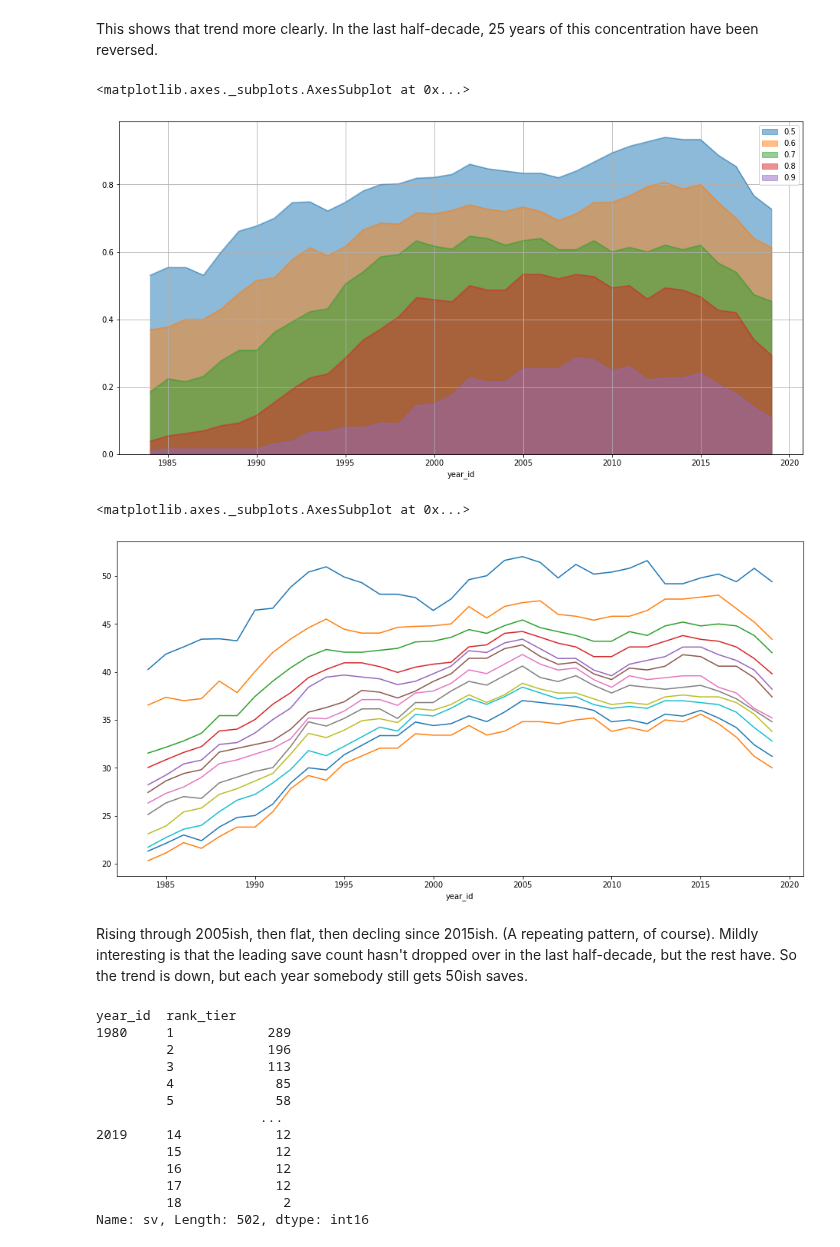
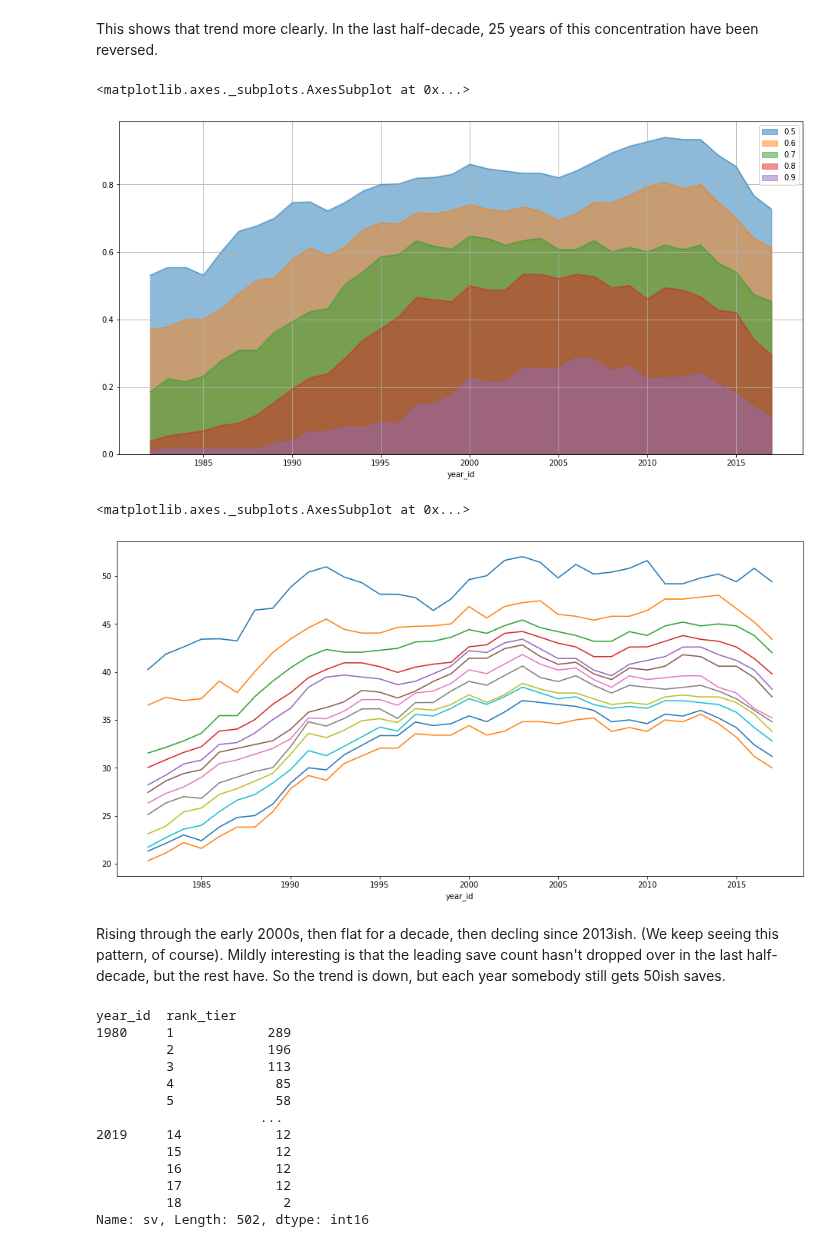
Before and after one commit to sdvinay/baseball_sql, a Jupyter notebook: pandas/distribution_of_saves.ipynb, the cells around one changed output. Drawn from its saved outputs; the diff is of its cells as text; code cells hidden in the pictures.

```diff
--- a/pandas/distribution_of_saves.ipynb
+++ b/pandas/distribution_of_saves.ipynb
@@ -8,4 +8,8 @@ Teams don't all have a designated save-getter the way they used to.  When did th
 import pandas as pd
 import numpy as np
 import matplotlib.pyplot as plt
+# %%
+# Constants
+FIGSIZE = (16, 8)
+TIER_SIZE = 12
 # %%
@@ -61,24 +65,24 @@ team_pct_saves_by_leader = (team_leader_saves/team_saves).rename('team_pct_saves
 # %%
 # The fraction of teams to reach each percentage, over time
 pcts = [.5, .6, .7, .8, .9]
 pd.concat([(team_pct_saves_by_leader>pct).groupby('year_id').mean().rename(pct) for pct in pcts], axis=1) \
-    .rolling(5).mean().dropna() \
-    .plot.area(stacked=False, grid=True, figsize=(16,8))
+    .rolling(5, center=True).mean().dropna() \
+    .plot.area(stacked=False, grid=True, figsize=FIGSIZE)
 # %% [output]
 <matplotlib.axes._subplots.AxesSubplot at 0x...>
-[figure, old version]
+[figure, new version]
 # %%
 # OK, now look at distribution of saves more, with something of a fantasy baseball lens
 
 # Get the total saves by the top n closers each year (top-1, top-2, etc)
-svs_topn = svs[svs['rank']<=12].pivot(index='year_id', columns='rank', values='sv')
+svs_topn = svs[svs['rank']<=TIER_SIZE].pivot(index='year_id', columns='rank', values='sv')
 svs_topn_adjusted = svs_topn.apply(lambda col: (col/avg_games_played_per_team).dropna()*162, axis=0)
-svs_topn_adjusted.rolling(5).mean().plot.line(legend=None, figsize=(16,8))
+svs_topn_adjusted.rolling(5, center=True).mean().plot.line(legend=None, figsize=FIGSIZE)
 # %% [output]
 <matplotlib.axes._subplots.AxesSubplot at 0x...>
-[figure, old version]
+[figure, new version]
 # %% [markdown]
-Rising through 2005ish, then flat, then decling since 2015ish.  (A repeating pattern, of course).  Mildly interesting is that the leading save count hasn't dropped over in the last half-decade, but the rest have.  So the trend is down, but each year somebody still gets 50ish saves.
+Rising through the early 2000s, then flat for a decade, then decling since 2013ish.  (We keep seeing this pattern, of course).  Mildly interesting is that the leading save count hasn't dropped over in the last half-decade, but the rest have.  So the trend is down, but each year somebody still gets 50ish saves.
 # %%
 # How many roster spots do you need to capture saves?  How differentiated are the tiers
 # of pitchers?
```
Also changed, not shown: parts of 7 cells of this notebook.
